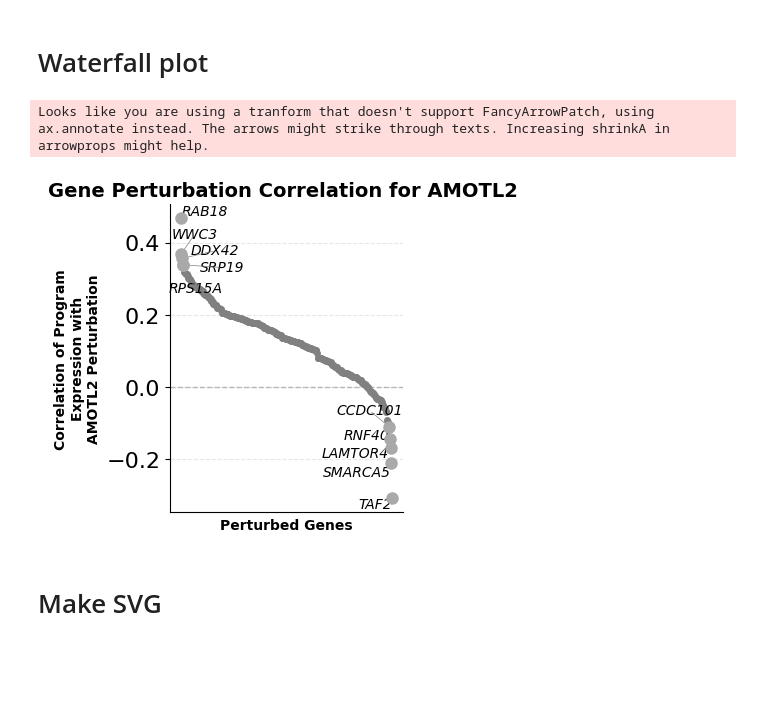
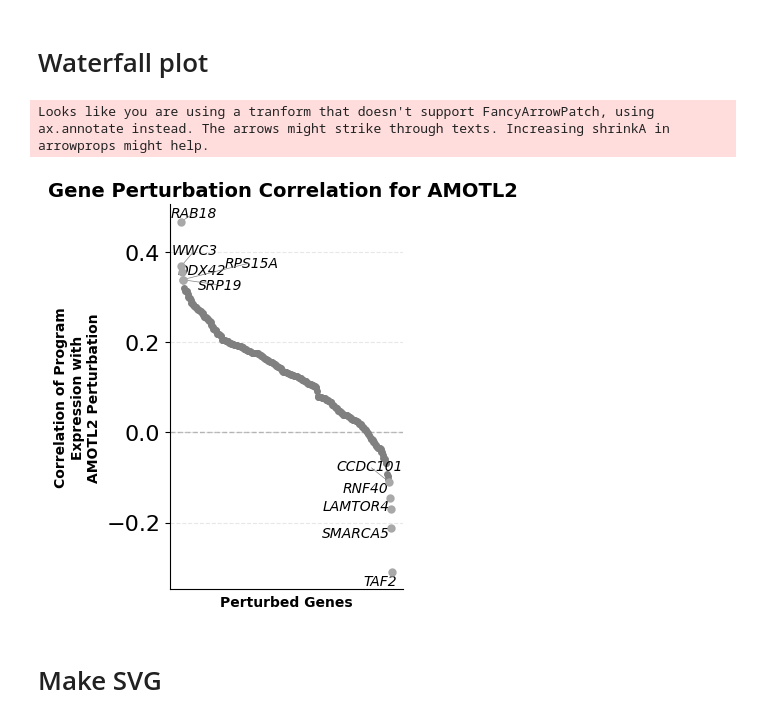
Before and after one commit to EngreitzLab/cNMF_benchmarking, a Jupyter notebook: cNMF_benchmarking_pipeline/Plotting/JupterNote_Version/cNMF_perturbed_gene_analysis.ipynb, the cells around one changed output. Saved outputs shown, nothing was run; the diff lists cells and outputs as text; code cells hidden in the pictures; blank space fills up the shorter version.

```diff
--- a/cNMF_benchmarking_pipeline/Plotting/JupterNote_Version/cNMF_perturbed_gene_analysis.ipynb
+++ b/cNMF_benchmarking_pipeline/Plotting/JupterNote_Version/cNMF_perturbed_gene_analysis.ipynb
@@ -99,10 +105,12 @@ fg,dp = analyze_correlations(mdata, Target_Gene, file_to_dictionary=file_to_dict
 # %%
 perturb_path = "/oak/stanford/groups/engreitz/Users/ymo/NMF_re-inplementing/Script/Revant_code/orginal_code/shared/250110_ipsc_ec_dashboard_setup/cNMF_100/cNMF_100_gene_sample_D0_perturbation_association.txt"
 
-fg = create_gene_correlation_waterfall(perturb_path, Target_Gene, top_num=5, figsize=(3, 4))
+waterfall_correlation = compute_gene_waterfall_cor(perturb_path)
+fg = create_gene_correlation_waterfall(waterfall_correlation, Target_Gene, top_num=5, save_path=None,
+                         save_name=None, figsize=(3, 5), show=True, ax=None, Day ="")
 # %% [output]
 Looks like you are using a tranform that doesn't support FancyArrowPatch, using ax.annotate instead. The arrows might strike through texts. Increasing shrinkA in arrowprops might help.
-[figure, old version]
+[figure, new version]
 # %% [markdown]
 # Make SVG
 # %%
```
Also changed, not shown: parts of 8 cells of this notebook, 11 other files.
